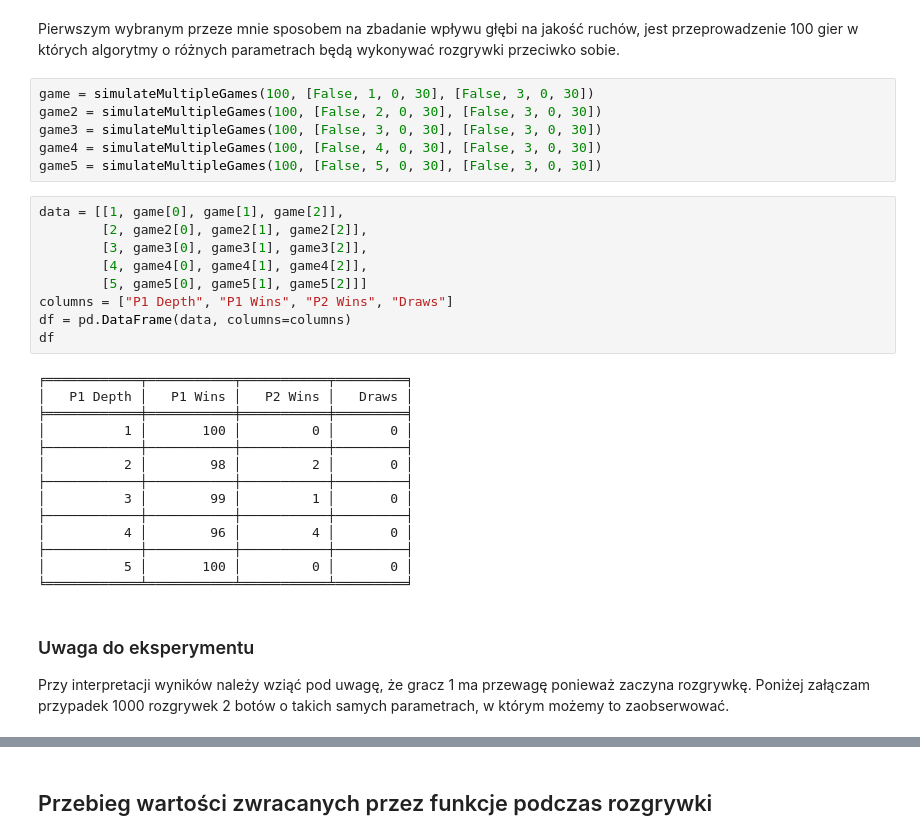
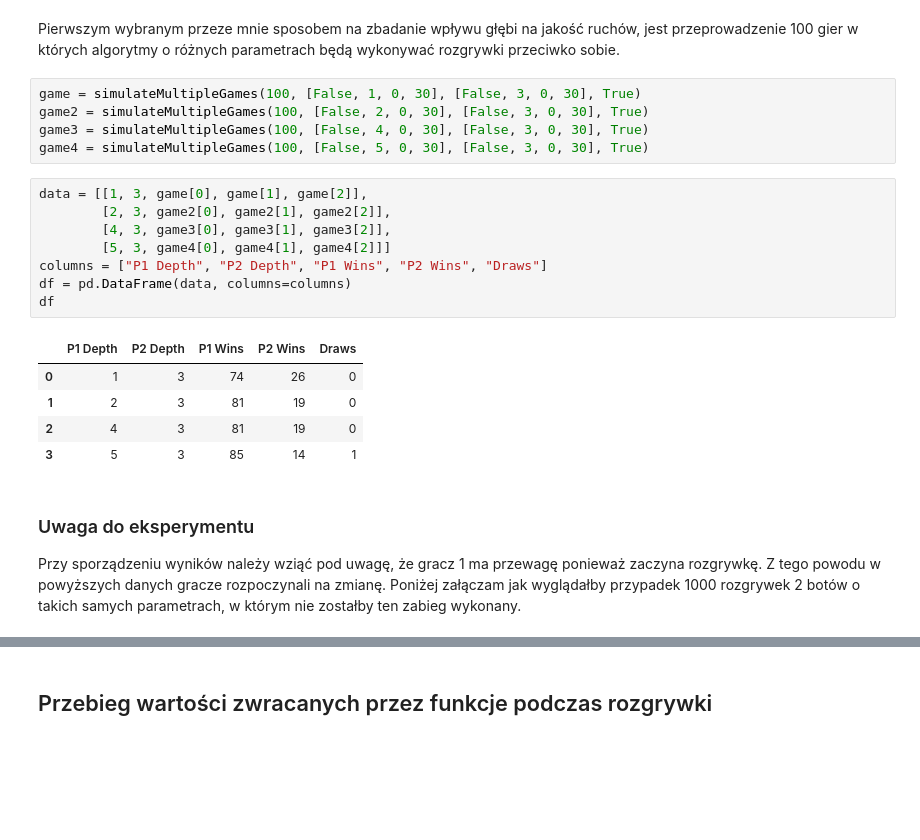
Before and after one commit to mbo009/WSI23Z, a Jupyter notebook: LAB03/raport.ipynb, the cells around one changed output, grey strips where cells are left out. Drawn from its saved outputs; the diff is of its cells as text; blank space fills up the shorter version.

```diff
--- a/LAB03/raport.ipynb
+++ b/LAB03/raport.ipynb
@@ -38,37 +38,27 @@ df
 # %% [markdown]
 Pierwszym wybranym przeze mnie sposobem na zbadanie wpływu głębi na jakość ruchów, jest przeprowadzenie 100 gier w których algorytmy o różnych parametrach będą wykonywać rozgrywki przeciwko sobie.
 # %%
-game = simulateMultipleGames(100, [False, 1, 0, 30], [False, 3, 0, 30])
-game2 = simulateMultipleGames(100, [False, 2, 0, 30], [False, 3, 0, 30])
-game3 = simulateMultipleGames(100, [False, 3, 0, 30], [False, 3, 0, 30])
-game4 = simulateMultipleGames(100, [False, 4, 0, 30], [False, 3, 0, 30])
-game5 = simulateMultipleGames(100, [False, 5, 0, 30], [False, 3, 0, 30])
+game = simulateMultipleGames(100, [False, 1, 0, 30], [False, 3, 0, 30], True)
+game2 = simulateMultipleGames(100, [False, 2, 0, 30], [False, 3, 0, 30], True)
+game3 = simulateMultipleGames(100, [False, 4, 0, 30], [False, 3, 0, 30], True)
+game4 = simulateMultipleGames(100, [False, 5, 0, 30], [False, 3, 0, 30], True)
 # %%
-data = [[1, game[0], game[1], game[2]],
-        [2, game2[0], game2[1], game2[2]],
-        [3, game3[0], game3[1], game3[2]],
-        [4, game4[0], game4[1], game4[2]],
-        [5, game5[0], game5[1], game5[2]]]
-columns = ["P1 Depth", "P1 Wins", "P2 Wins", "Draws"]
+data = [[1, 3, game[0], game[1], game[2]],
+        [2, 3, game2[0], game2[1], game2[2]],
+        [4, 3, game3[0], game3[1], game3[2]],
+        [5, 3, game4[0], game4[1], game4[2]]]
+columns = ["P1 Depth", "P2 Depth", "P1 Wins", "P2 Wins", "Draws"]
 df = pd.DataFrame(data, columns=columns)
 df
 # %% [output]
-╒════════════╤═══════════╤═══════════╤═════════╕
-│   P1 Depth │   P1 Wins │   P2 Wins │   Draws │
-╞════════════╪═══════════╪═══════════╪═════════╡
-│          1 │       100 │         0 │       0 │
-├────────────┼───────────┼───────────┼─────────┤
-│          2 │        98 │         2 │       0 │
-├────────────┼───────────┼───────────┼─────────┤
-│          3 │        99 │         1 │       0 │
-├────────────┼───────────┼───────────┼─────────┤
-│          4 │        96 │         4 │       0 │
-├────────────┼───────────┼───────────┼─────────┤
-│          5 │       100 │         0 │       0 │
-╘════════════╧═══════════╧═══════════╧═════════╛
+|  | P1 Depth | P2 Depth | P1 Wins | P2 Wins | Draws |
+| 0 | 1 | 3 | 74 | 26 | 0 |
+| 1 | 2 | 3 | 81 | 19 | 0 |
+| 2 | 4 | 3 | 81 | 19 | 0 |
+| 3 | 5 | 3 | 85 | 14 | 1 |
 # %% [markdown]
 ### Uwaga do eksperymentu
-Przy interpretacji wyników należy wziąć pod uwagę, że gracz 1 ma przewagę ponieważ zaczyna rozgrywkę. Poniżej załączam przypadek 1000 rozgrywek 2 botów o takich samych parametrach, w którym możemy to zaobserwować.
+Przy sporządzeniu wyników należy wziąć pod uwagę, że gracz 1 ma przewagę ponieważ zaczyna rozgrywkę. Z tego powodu w powyższych danych gracze rozpoczynali na zmianę. Poniżej załączam jak wyglądałby przypadek 1000 rozgrywek 2 botów o takich samych parametrach, w którym nie zostałby ten zabieg wykonany.
 # %%
 p1, p2, draws = simulateMultipleGames(1000, [False, 3, 0, 20], [False, 3, 0, 20])
 data = [["Player 1", p1],
```
Also changed, not shown: parts of 7 cells of this notebook, 2 other files.
